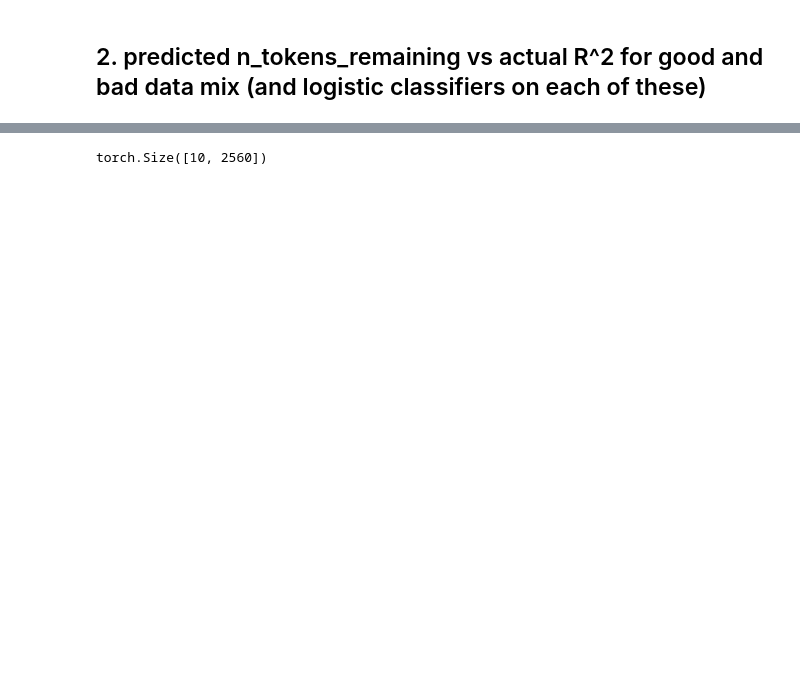
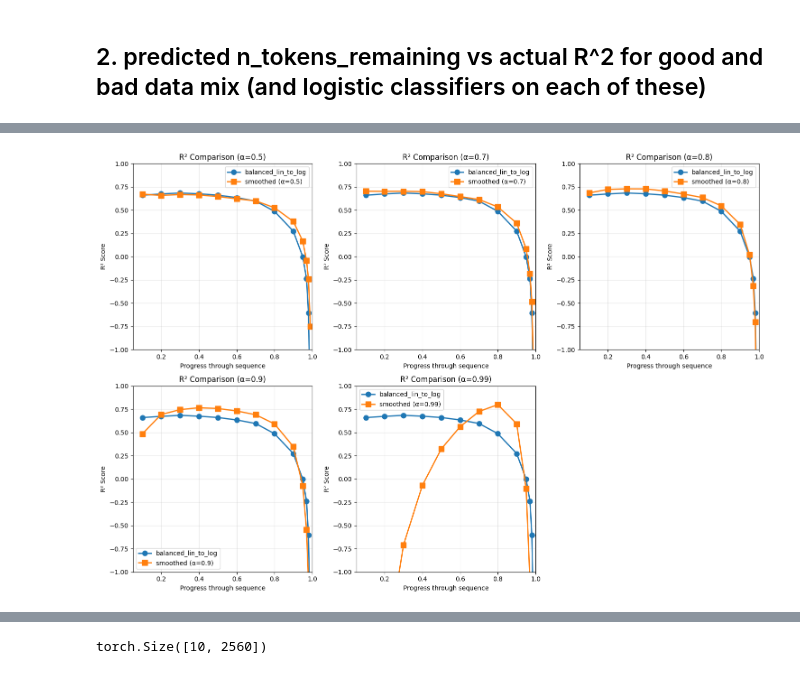
Before and after one commit to hasanbaig8/llm-progress-monitor, a Jupyter notebook: final_write_up_plots.ipynb, the cells around one changed output, grey strips where cells are left out. Cells and saved outputs as stored; diff of their text form; code cells hidden in the pictures; blank space fills up the shorter version.

```diff
--- a/final_write_up_plots.ipynb
+++ b/final_write_up_plots.ipynb
@@ -438,0 +530,96 @@ plt.show()
+# %%
+# Compare balanced_lin_to_log against smoothed_log_pred_estimates at different progress points
+progress_points = [0.1, 0.2, 0.3, 0.4, 0.5, 0.6, 0.7, 0.8, 0.9, 0.95, 0.97, 0.98, 0.99]
+alpha_values = [0.5, 0.7, 0.8, 0.9, 0.99]
+
+# Store results for each alpha
+all_results = {}
+
+for alpha in alpha_values:
+    print(f"\n=== Alpha = {alpha} ===")
+
+    # Apply EMA with current alpha
+    smoothed_log_pred_estimates = [ema_tensor(all_log_pred_estimates[model_type][i], alpha=alpha) for i in range(len(all_log_pred_estimates[model_type]))]
+
+    results = {'balanced_lin_to_log': [], 'smoothed_log_pred_estimates': []}
+
+    for progress in progress_points:
+        print(f"\nProgress point: {progress:.2f}")
+
+        all_actual = []
+        all_predicted_balanced = []
+        all_predicted_smoothed = []
+
+        for i in range(len(all_log_pred_estimates['balanced_lin_to_log'])):
+            actual = all_log_n_tokens_remaining[i].float()
+            predicted_balanced = all_log_pred_estimates['balanced_lin_to_log'][i].float()
+            predicted_smoothed = smoothed_log_pred_estimates[i].float()
+
+            # Calculate the index for this progress point
+            progress_idx = int(len(actual) * progress)
+            if progress_idx >= len(actual):
+                progress_idx = len(actual) - 1
+
+            all_actual.append(actual[progress_idx].detach().cpu().numpy())
+            all_predicted_balanced.append(predicted_balanced[progress_idx].detach().cpu().numpy())
+            all_predicted_smoothed.append(predicted_smoothed[progress_idx].detach().cpu().numpy())
+
+        # Calculate R2 for both models
+        r2_balanced = r2_score(all_actual, all_predicted_balanced)
+        r2_smoothed = r2_score(all_actual, all_predicted_smoothed)
+
+        results['balanced_lin_to_log'].append(r2_balanced)
+        results['smoothed_log_pred_estimates'].append(r2_smoothed)
+
+        print(f"balanced_lin_to_log: R² = {r2_balanced:.4f}")
+        print(f"smoothed_log_pred_estimates: R² = {r2_smoothed:.4f}")
+
+    all_results[alpha] = results
+
+# Plot comparison for all alpha values
+plt.figure(figsize=(15, 10))
+
+# Create subplots for each alpha
+for i, alpha in enumerate(alpha_values):
+    plt.subplot(2, 3, i+1)
+    results = all_results[alpha]
+
+    plt.plot(progress_points, results['balanced_lin_to_log'], marker='o', linewidth=2, markersize=8, label='balanced_lin_to_log')
+    plt.plot(progress_points, results['smoothed_log_pred_estimates'], marker='s', linewidth=2, markersize=8, label=f'smoothed (α={alpha})')
+
+    plt.xlabel('Progress through sequence')
+    plt.ylabel('R² Score')
+    plt.title(f'R² Comparison (α={alpha})')
+    plt.legend()
+    plt.grid(True, alpha=0.3)
+    plt.xlim(0.05, 1.0)
+    plt.ylim(-1.0,1.0)
+
+plt.tight_layout()
+plt.savefig('/workspace/llm-progress-monitor/final_write_up/plots/r2_comparison_balanced_vs_smoothed_all_alphas.png', dpi=300, bbox_inches='tight')
+plt.show()
+
+# Also create a single plot showing smoothed results for all alphas
+plt.figure(figsize=(12, 8))
+
+# Plot balanced_lin_to_log once
+plt.plot(progress_points, all_results[alpha_values[0]]['balanced_lin_to_log'], marker='o', linewidth=2, markersize=8, label='balanced_lin_to_log', color='black')
+
+# Plot smoothed results for each alpha
+colors = ['red', 'blue', 'green', 'orange']
+for i, alpha in enumerate(alpha_values):
+    results = all_results[alpha]
+    plt.plot(progress_points, results['smoothed_log_pred_estimates'], marker='s', linewidth=2, markersize=8,
+             label=f'smoothed (α={alpha})', color=colors[i])
+
+plt.xlabel('Progress through sequence')
+plt.ylabel('R² Score')
+plt.title('R² Comparison: balanced_lin_to_log vs smoothed_log_pred_estimates (all α values)')
+plt.legend()
+plt.grid(True, alpha=0.3)
+plt.xlim(0.05, 1.0)
+plt.ylim(-1.0,1.0)
+
+plt.savefig('/workspace/llm-progress-monitor/final_write_up/plots/r2_comparison_all_alphas_combined.png', dpi=300, bbox_inches='tight')
+plt.show()
+# %% [output]
@@ -438,0 +643 @@ plt.show()
+[figure, added]
```
Also changed, not shown: parts of 34 cells of this notebook, 2 other files.
